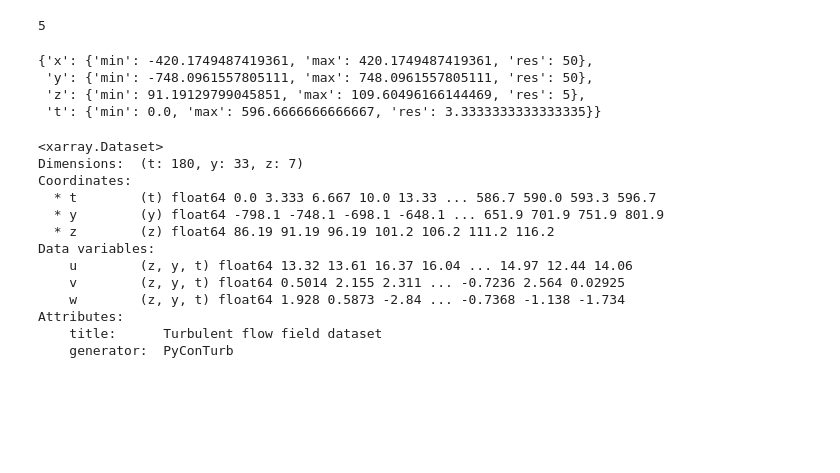
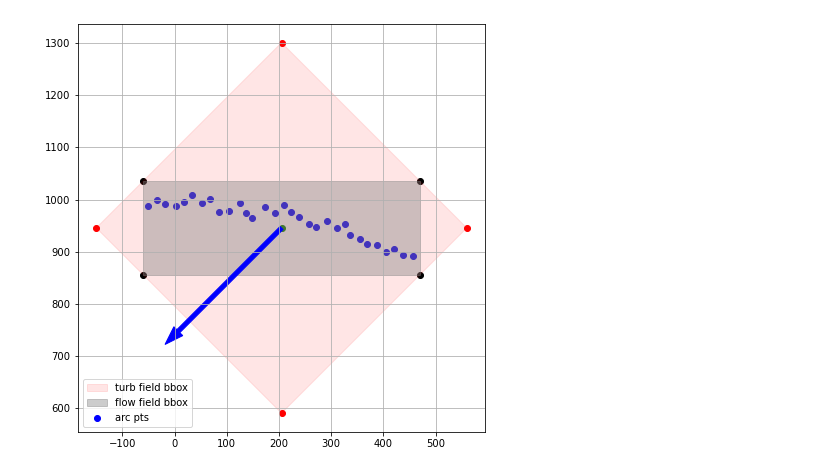
Before and after one commit to Burro7J/mocalum, a Jupyter notebook: examples/andreas_pycont_implementation.ipynb, the cells around one changed output. Saved outputs shown, nothing was run; the diff lists cells and outputs as text; code cells hidden in the pictures; blank space fills up the shorter version.

Commit message:
added ploting of turb/ffield bbox

```diff
--- a/examples/andreas_pycont_implementation.ipynb
+++ b/examples/andreas_pycont_implementation.ipynb
@@ -54,7 +125,7 @@ def sliding_window_slicing(a, no_items, item_type=0):
     return as_strided(a, shape=shape_cfg, strides=strides_cfg)
 
 
-def _get_max_turbbox_width(ffield_bbox_cfg):
+def _get_diagonal(ffield_bbox_cfg):
     x_len = ffield_bbox_cfg['x']['max']-ffield_bbox_cfg['x']['min']
     y_len = ffield_bbox_cfg['y']['max']-ffield_bbox_cfg['y']['min']
     return ((x_len)**2+(y_len)**2)**(.5)
@@ -88,30 +159,32 @@ def _get_turbbbox(ffield_bbox_cfg, wind_dir):
     # Find position of normalized points in future turb box coord sys
     pts_new_cord = bbox_pts_norm.dot(_rot_matrix(wind_dir))
 
     # Find minimum turb bounding box
     x_min, y_min = pts_new_cord.min(axis = 0)
     x_max, y_max = pts_new_cord.max(axis = 0)
 
     tbox_pts = np.full((4,2), np.nan)
     tbox_pts[0] = np.array([x_min, y_min])
     tbox_pts[1] = np.array([x_min, y_max])
     tbox_pts[2] = np.array([x_max, y_max])
     tbox_pts[3] = np.array([x_max, y_min])
 
     return tbox_pts
 
 
 def _get_prob_cords(probing):
 
     x = probing.x.values[:probing.no_los.values]
     y = probing.y.values[:probing.no_los.values]
 
     return np.array([x,y]).transpose()
 
 
 def _calc_res(a):
 
     a.sort()
     steps = np.abs(np.roll(a,1) - a)[1:]
 
     return int(steps.mean())
+# %% [output]
+[figure, added]
@@ -158,8 +190,0 @@ tmp.gen_unc_contributors(corr_coef)
-# %%
-tmp.x_res = tmp.y_res = 25
-
-tmp.z_res = 5
-
-tmp.z_res
-# %% [output]
-5
@@ -170,23 +190,0 @@ tmp.gen_turb_ffield(wind_speed, wind_dir, w, ref_height, shear_exponent)
-# %%
-tmp.data.turb_bbox_cfg
-# %% [output]
-{'x': {'min': -420.1749487419361, 'max': 420.1749487419361, 'res': 50},
- 'y': {'min': -748.0961557805111, 'max': 748.0961557805111, 'res': 50},
- 'z': {'min': 91.19129799045851, 'max': 109.60496166144469, 'res': 5},
- 't': {'min': 0.0, 'max': 596.6666666666667, 'res': 3.3333333333333335}}
-# %%
-tmp.data.tfield
-# %% [output]
-<xarray.Dataset>
-Dimensions:  (t: 180, y: 33, z: 7)
-Coordinates:
-  * t        (t) float64 0.0 3.333 6.667 10.0 13.33 ... 586.7 590.0 593.3 596.7
-  * y        (y) float64 -798.1 -748.1 -698.1 -648.1 ... 651.9 701.9 751.9 801.9
-  * z        (z) float64 86.19 91.19 96.19 101.2 106.2 111.2 116.2
-Data variables:
-    u        (z, y, t) float64 13.32 13.61 16.37 16.04 ... 14.97 12.44 14.06
-    v        (z, y, t) float64 0.5014 2.155 2.311 ... -0.7236 2.564 0.02925
-    w        (z, y, t) float64 1.928 0.5873 -2.84 ... -0.7368 -1.138 -1.734
-Attributes:
-    title:      Turbulent flow field dataset
-    generator:  PyConTurb
```
Also changed, not shown: parts of 9 cells of this notebook, 5 other files.
